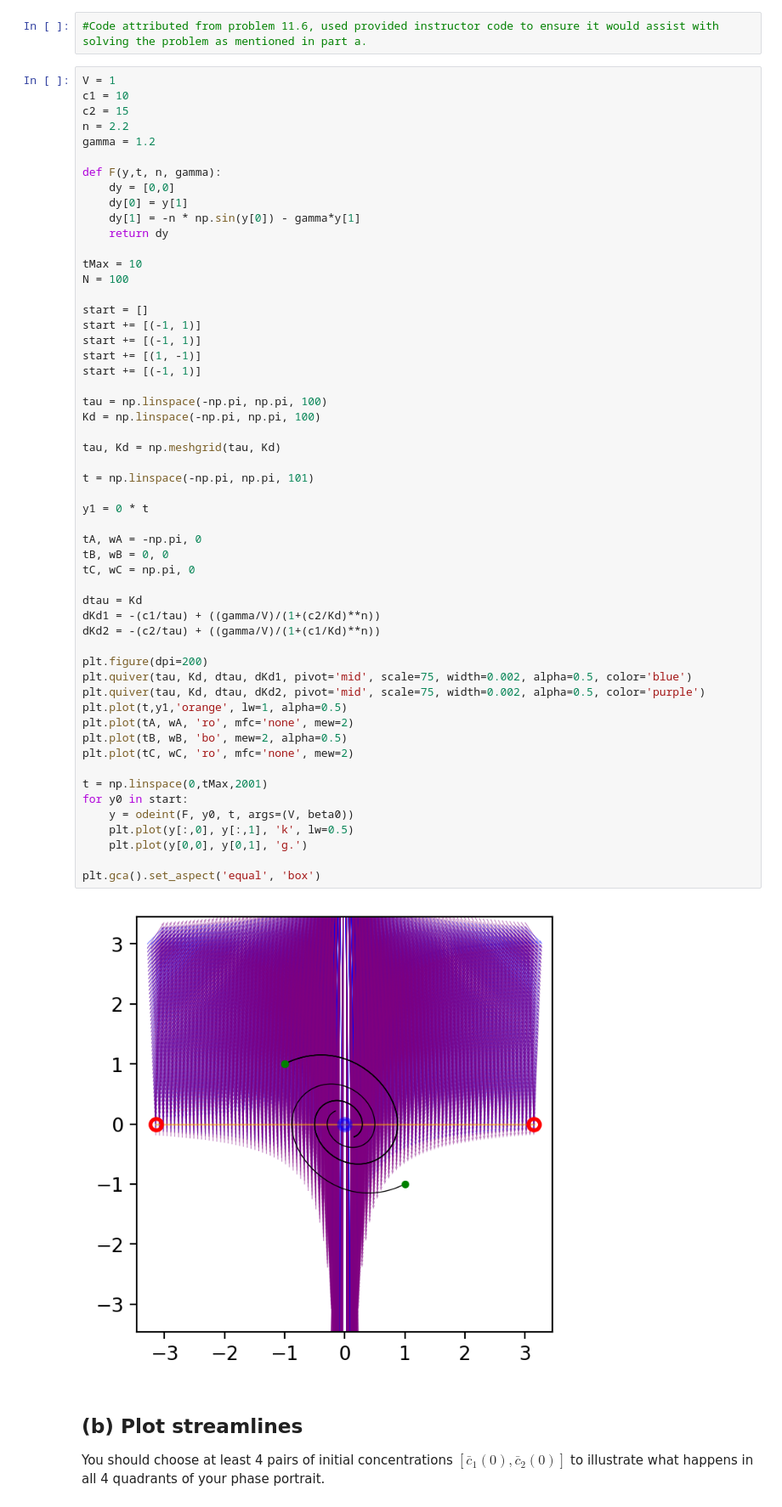
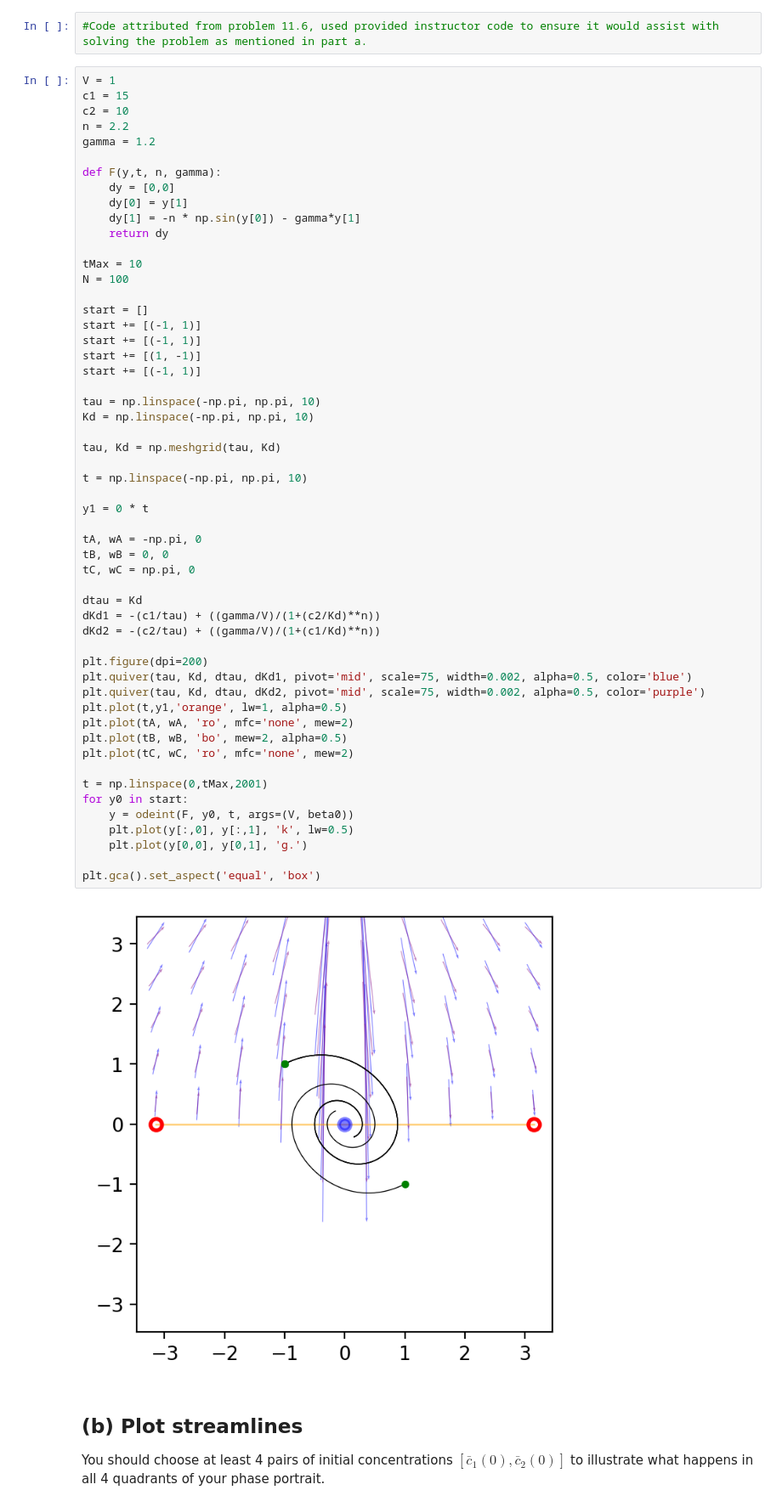
Before and after one commit to HWolf08/biophysics, a Jupyter notebook: week-09/problem-12.7.ipynb, the cells around one changed output. Shown: that part at 85% size. Drawn from its saved outputs; the diff is of its cells as text.

```diff
--- a/week-09/problem-12.7.ipynb
+++ b/week-09/problem-12.7.ipynb
@@ -25,8 +25,8 @@ from scipy.integrate import odeint
 #Code attributed from problem 11.6, used provided instructor code to ensure it would assist with solving the problem as mentioned in part a.
 # %%
 V = 1
-c1 = 10
-c2 = 15
+c1 = 15
+c2 = 10
 n = 2.2
 gamma = 1.2
 
@@ -45,40 +45,40 @@ start += [(-1, 1)]
 start += [(1, -1)]
 start += [(-1, 1)]
 
-tau = np.linspace(-np.pi, np.pi, 100)
-Kd = np.linspace(-np.pi, np.pi, 100)
+tau = np.linspace(-np.pi, np.pi, 10)
+Kd = np.linspace(-np.pi, np.pi, 10)
 
 tau, Kd = np.meshgrid(tau, Kd)
 
-t = np.linspace(-np.pi, np.pi, 101)
+t = np.linspace(-np.pi, np.pi, 10)
 
 y1 = 0 * t
 
 tA, wA = -np.pi, 0
 tB, wB = 0, 0
 tC, wC = np.pi, 0
 
 dtau = Kd
 dKd1 = -(c1/tau) + ((gamma/V)/(1+(c2/Kd)**n))
 dKd2 = -(c2/tau) + ((gamma/V)/(1+(c1/Kd)**n))
 
 plt.figure(dpi=200)
 plt.quiver(tau, Kd, dtau, dKd1, pivot='mid', scale=75, width=0.002, alpha=0.5, color='blue')
 plt.quiver(tau, Kd, dtau, dKd2, pivot='mid', scale=75, width=0.002, alpha=0.5, color='purple')
 plt.plot(t,y1,'orange', lw=1, alpha=0.5)
 plt.plot(tA, wA, 'ro', mfc='none', mew=2)
 plt.plot(tB, wB, 'bo', mew=2, alpha=0.5)
 plt.plot(tC, wC, 'ro', mfc='none', mew=2)
 
 t = np.linspace(0,tMax,2001)
 for y0 in start:
     y = odeint(F, y0, t, args=(V, beta0))
     plt.plot(y[:,0], y[:,1], 'k', lw=0.5)
     plt.plot(y[0,0], y[0,1], 'g.')
 
 plt.gca().set_aspect('equal', 'box')
 # %% [output]
-[figure, old version]
+[figure, new version]
 # %% [markdown]
 ## (b)  Plot streamlines
 
```
Also changed, not shown: parts of 2 cells of this notebook.
